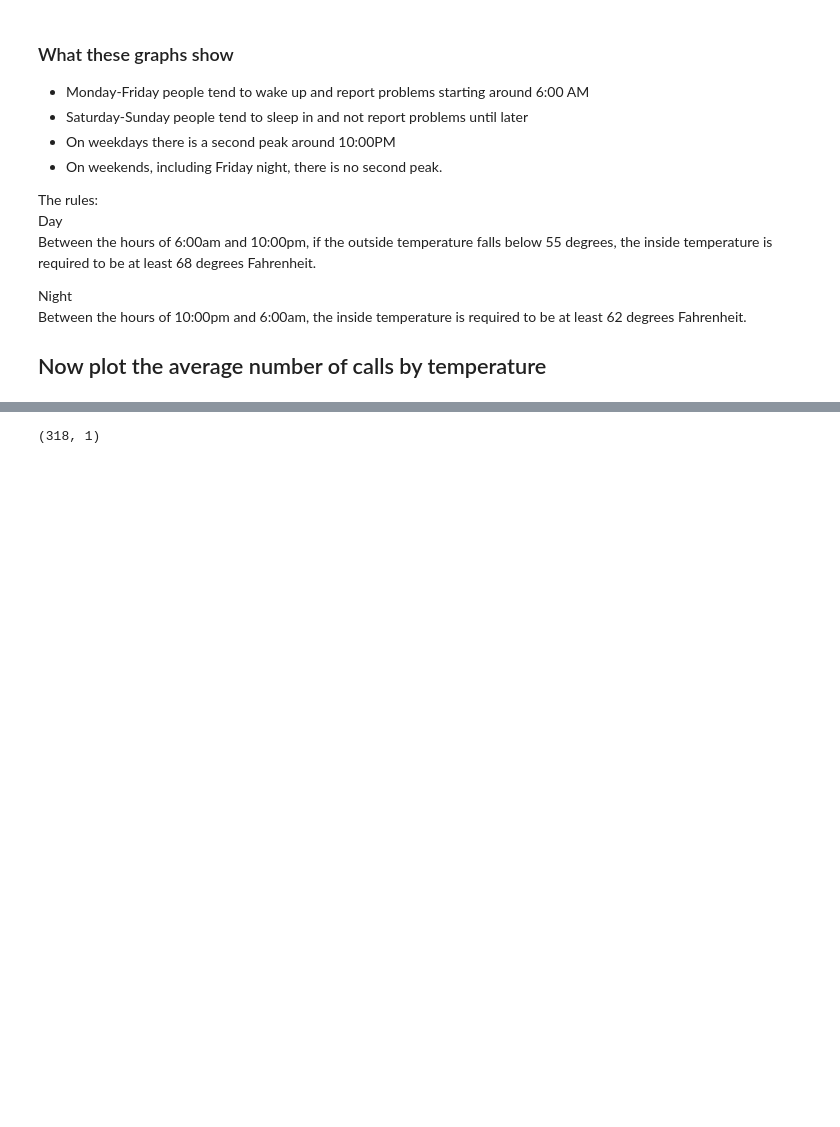
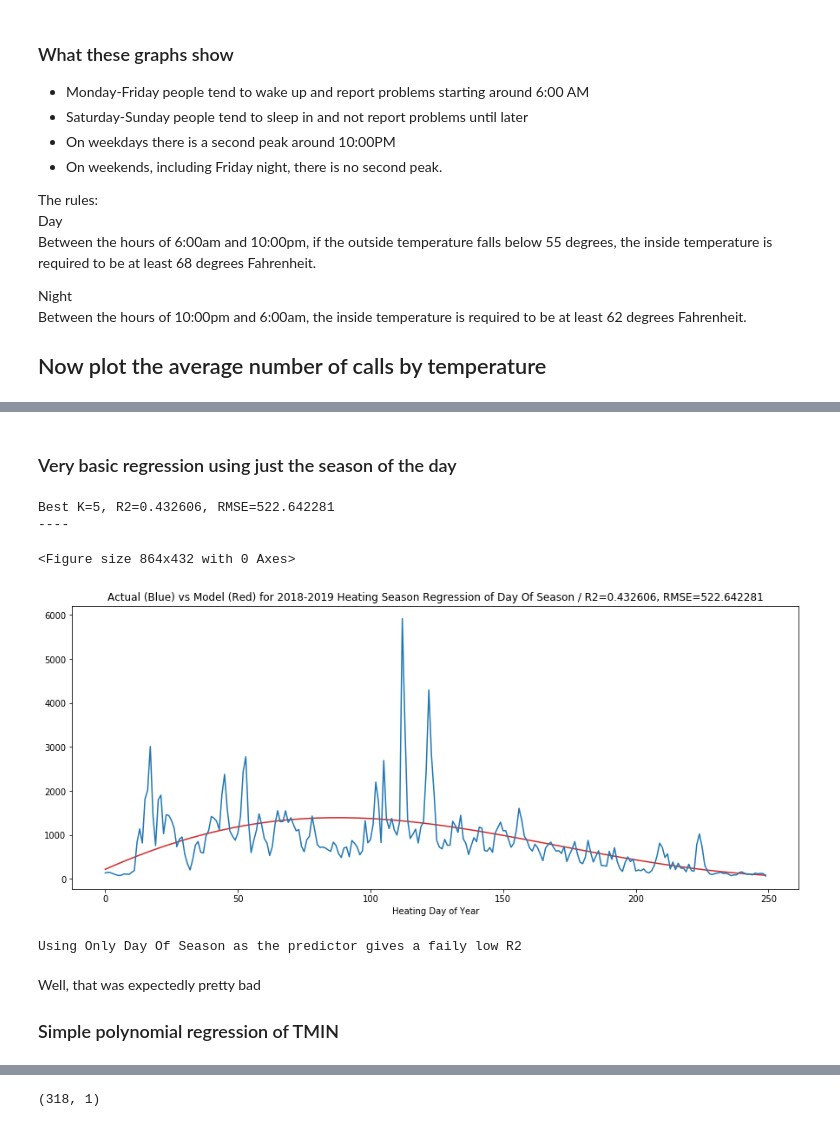
Before and after one commit to DThompson55/EdxCapstone, a Jupyter notebook: Capstone 4th Assignment.ipynb, the cells around one changed output, grey strips where cells are left out. Cells and saved outputs as stored; diff of their text form; code cells hidden in the pictures; blank space fills up the shorter version.

```diff
--- a/Capstone 4th Assignment.ipynb
+++ b/Capstone 4th Assignment.ipynb
@@ -490 +469,3 @@ Index(['daily_complaints', 'complaints_7day_avg', 'complaints_6day_avg',
       dtype='object')
+# %% [markdown]
+### Very basic regression using just the season of the day
@@ -490,0 +506,62 @@ Index(['daily_complaints', 'complaints_7day_avg', 'complaints_6day_avg',
+# %%
+best_r = 0
+best_k = 1
+
+#X_Train = scaler.fit_transform(X_Train)
+#X_Test  = scaler.fit_transform(X_Test)
+
+for k in range(1,11):
+    polynomial_features= PolynomialFeatures(degree=k)
+    x_poly = polynomial_features.fit_transform(X_Train)
+
+    model = LinearRegression()
+    model.fit(x_poly, y_train)
+
+    tot_k = 0
+
+    y_poly_pred = model.predict(polynomial_features.fit_transform(X_Test))
+
+    rmse = np.sqrt(mean_squared_error(y_test,y_poly_pred))
+    r2 = r2_score(y_test,y_poly_pred)
+    tot_k += r2
+
+    if (tot_k > best_r):
+        best_r = tot_k
+        best_k = k
+
+# Now that we've found the best K, let's plot all the temperatures as a sanity check
+polynomial_features= PolynomialFeatures(degree=best_k)
+x_poly = polynomial_features.fit_transform(X_Train)
+model = LinearRegression()
+model.fit(x_poly, y_train)
+y_poly_pred = model.predict(polynomial_features.fit_transform(X_Test))
+rmse = np.sqrt(mean_squared_error(y_test,y_poly_pred))
+r2 = r2_score(y_test,y_poly_pred)
+print("Best K=%d, R2=%f, RMSE=%f"% (best_k,r2,rmse))
+#print("LR Coefficients:",model.coef_)
+#print("LR Intercept:",model.intercept_)
+print("----")
+# %% [output]
+Best K=5, R2=0.432606, RMSE=522.642281
+----
+# %%
+from sklearn.metrics import mean_squared_error
+
+year=2019
+title_template = 'Actual (Blue) vs Model (Red) for %d-%d Heating Season %s'
+title = title_template%(year-1,year, "Regression of Day Of Season")
+#t = np.arange(0,limit,1)
+
+plt.figure(figsize=(12,6))
+
+plot_results(y_test,y_poly_pred,title)
+
+print ("Using Only Day Of Season as the predictor gives a faily low R2")
+# %% [output]
+<Figure size 864x432 with 0 Axes>
+[figure, added]
+Using Only Day Of Season as the predictor gives a faily low R2
+# %% [markdown]
+Well, that was expectedly pretty bad
+
+### Simple polynomial regression of TMIN
```
Also changed, not shown: parts of 34 cells of this notebook, 1 other file.
